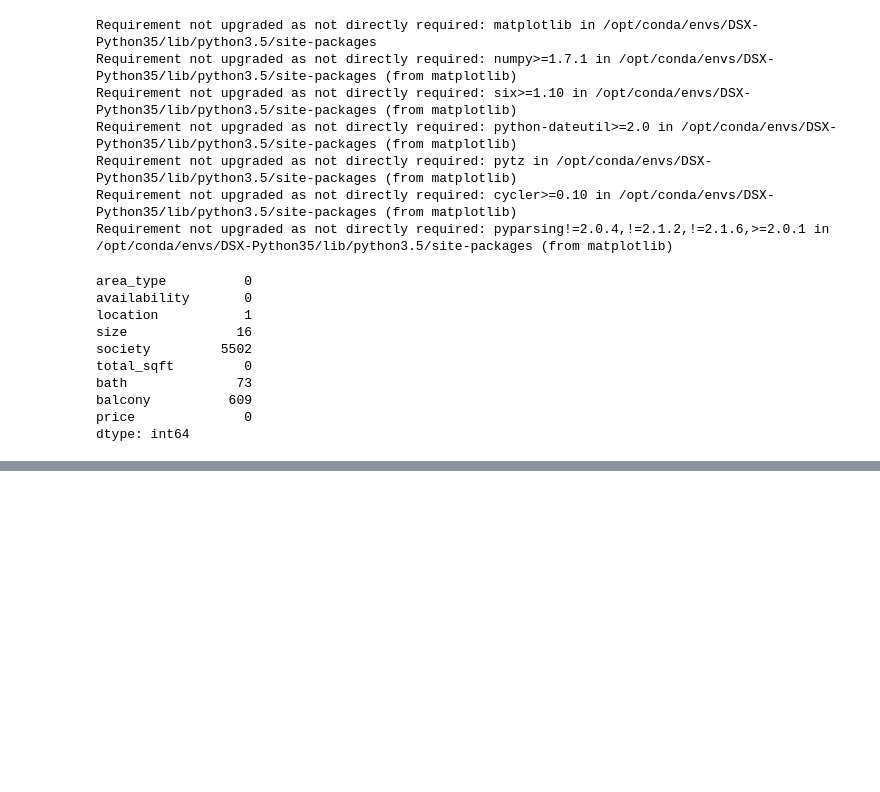
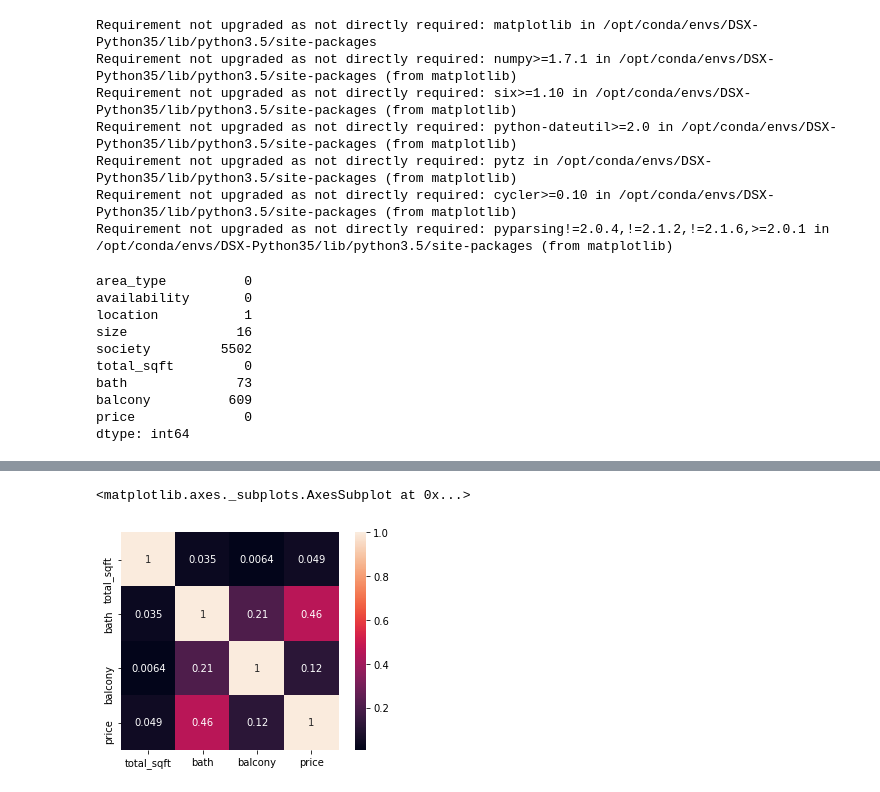
Before and after one commit to Vinitpad/Data-Science, a Jupyter notebook: Data Cleaning.ipynb, the cells around one changed output, grey strips where cells are left out. Drawn from its saved outputs; the diff is of its cells as text; code cells hidden in the pictures; blank space fills up the shorter version.

Commit message:
Data handling correlation

```diff
--- a/Data Cleaning.ipynb
+++ b/Data Cleaning.ipynb
@@ -589,0 +599,18 @@ df.head(50)
+# %%
+def area_conversion(data):
+    try:
+        return float(data)
+    except:
+        thislist =['sq. meter','sq. yards','perch','acres','cents','guntha','grounds']
+        conversion=[10.7639, 9.0, 272.25, 43560, 435.61545, 1089.0, 2400.0]
+        x=re.split("(\d*.*\d)",data)
+        try:
+            number=float(x[1])
+        except:
+            return None
+        area_type=x[2].lower()
+        index_area = thislist.index(area_type)
+        return number*conversion[index_area]
+
+df['total_sqft']=df.total_sqft.apply(area_conversion)
+df.head(50)
@@ -589,0 +653,4 @@ df.head(50)
+# %%
+df=df.drop(columns='society',axis=1)
+# %%
+df=df.dropna()
@@ -589,0 +676,10 @@ df.head(50)
+# %%
+df=df.drop(columns='area_type',axis=1)
+df=df.drop(columns='availability',axis=1)
+# %%
+import seaborn as sns
+correlation_matrix=df.corr()
+sns.heatmap(correlation_matrix, cbar= True, annot= True, square = True)
+# %% [output]
+<matplotlib.axes._subplots.AxesSubplot at 0x...>
+[figure, added]
```
Also changed, not shown: parts of 21 cells of this notebook.
